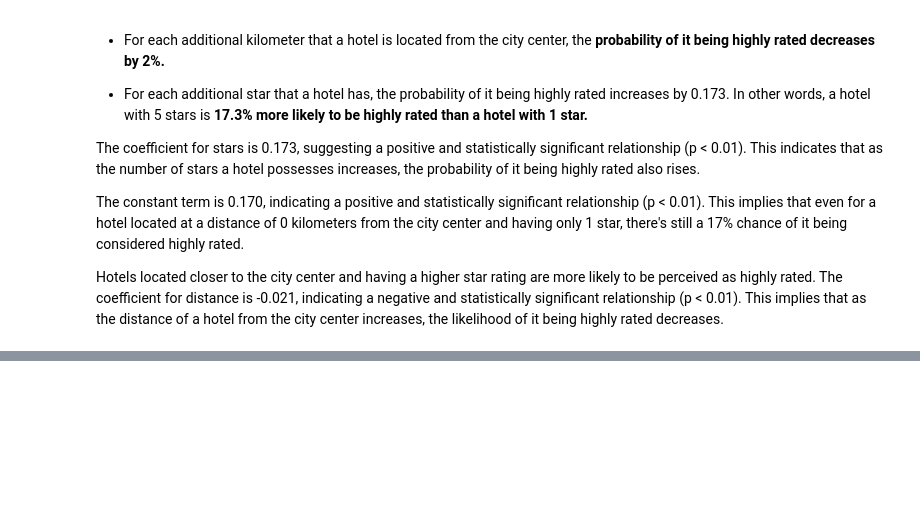
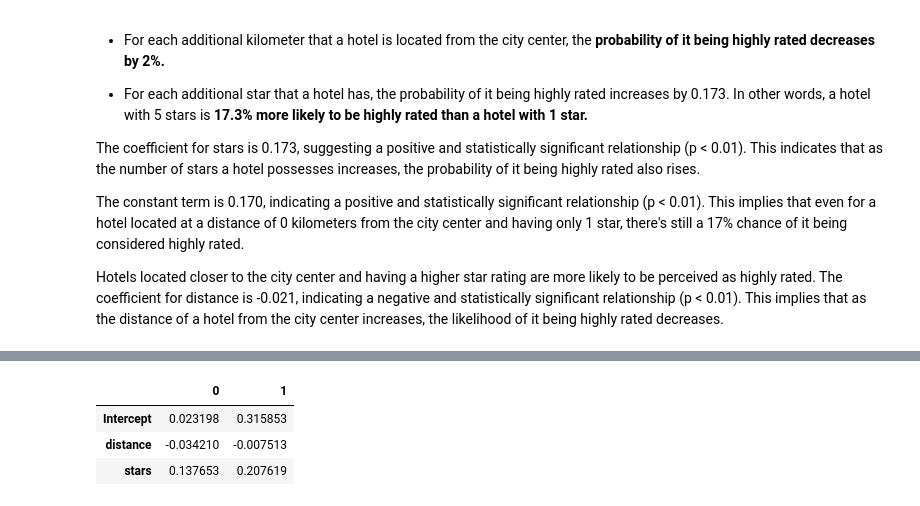
Before and after one commit to Alejandra-savagebriz/DA2, a Jupyter notebook: Assignment2_DA2.ipynb, the cells around one changed output, grey strips where cells are left out. Cells and saved outputs as stored; diff of their text form; code cells hidden in the pictures; blank space fills up the shorter version.

```diff
--- a/Assignment2_DA2.ipynb
+++ b/Assignment2_DA2.ipynb
@@ -837,0 +878,7 @@ Hotels located closer to the city center and having a higher star rating are mor
+# %%
+lpm3.conf_int(alpha=0.01)
+# %% [output]
+|  | 0 | 1 |
+| Intercept | 0.023198 | 0.315853 |
+| distance | -0.034210 | -0.007513 |
+| stars | 0.137653 | 0.207619 |
```
Also changed, not shown: parts of 6 cells of this notebook.
